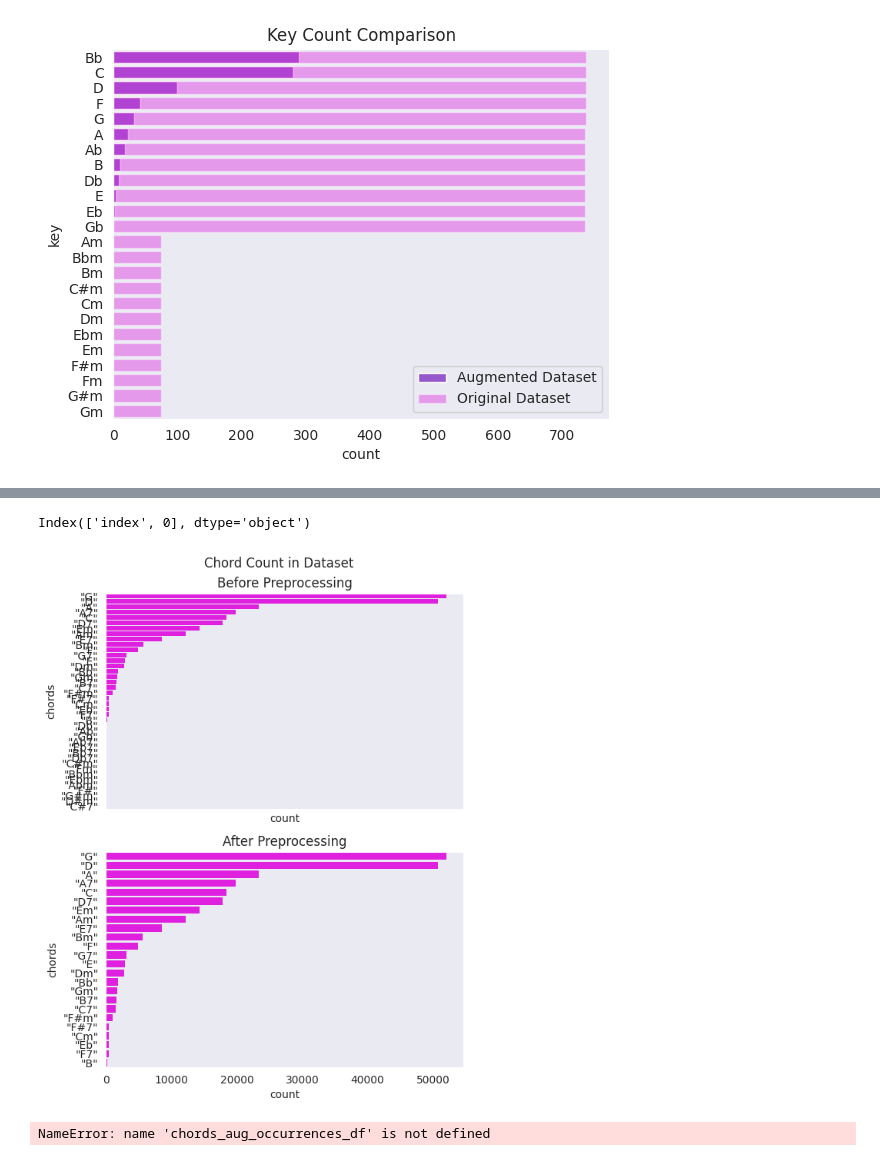
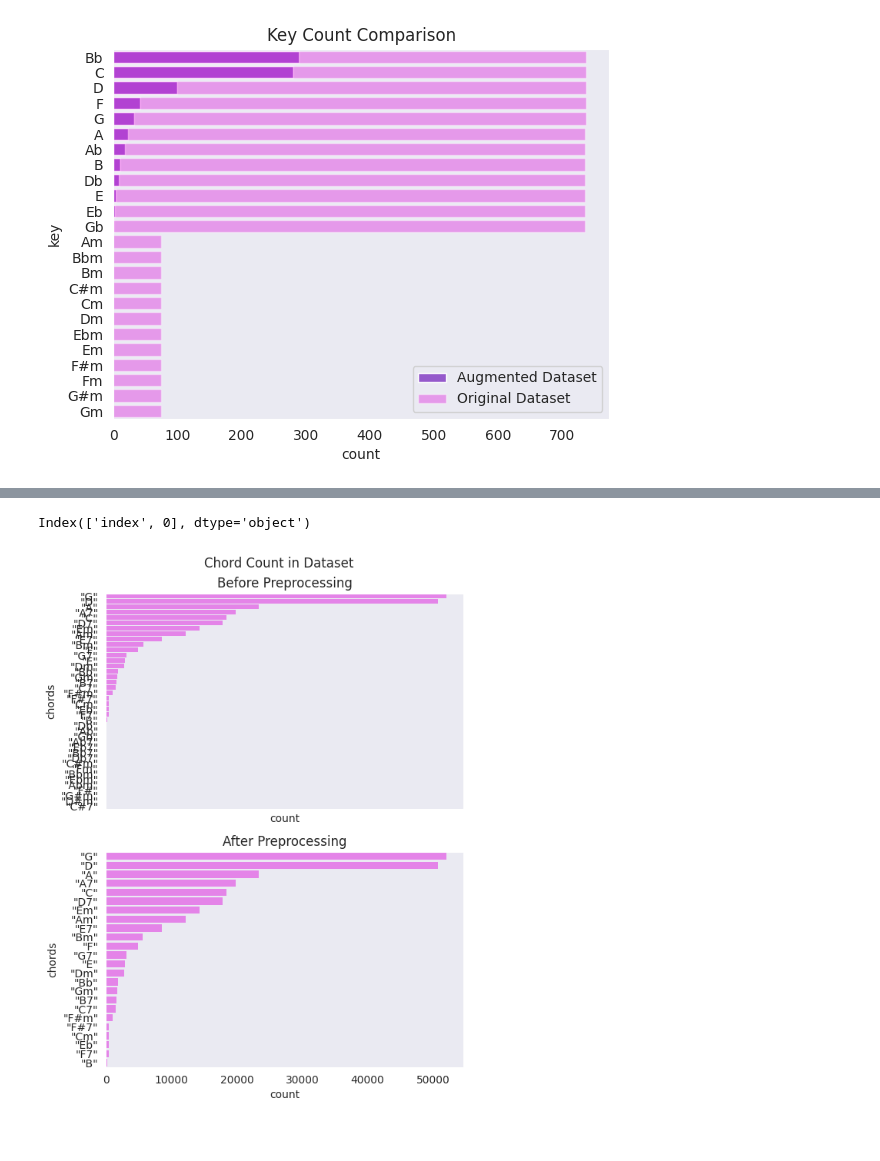
Before and after one commit to DavidNogales/DeepEarTraining, a Jupyter notebook: training_lab/notebooks/EDA_nottingham.ipynb, the cells around one changed output, grey strips where cells are left out. Saved outputs shown, nothing was run; the diff lists cells and outputs as text; code cells hidden in the pictures.

Commit message:
Fixed some plots and added styling

```diff
--- a/training_lab/notebooks/EDA_nottingham.ipynb
+++ b/training_lab/notebooks/EDA_nottingham.ipynb
@@ -595,0 +601,15 @@ NaN values: 0
+# %%
+category_name = "unit_note_length"
+category_value_counts = clean_songs_df[category_name].astype("category").value_counts()
+print(category_value_counts)
+print("\nSum of values:",category_value_counts.sum())
+print("\nNaN values:",clean_songs_df[category_name].isna().sum())
+rename_dict = {category_name:'count','index':"unit_note_length"}
+aux_df_1 = clean_songs_df[category_name].astype("category").value_counts().reset_index().rename(rename_dict,axis=1)
+aux_df_2 = songs_df[category_name].astype("category").value_counts().reset_index().rename(rename_dict,axis=1)
+fig, (ax1, ax2) = plt.subplots(1, 2 ,sharey=True)
+sns.barplot(ax=ax2,data=aux_df_1, x='unit_note_length', y='count',label="Clean Dataset", color='#8D34DC',alpha=0.9)
+sns.barplot(ax=ax1,data=aux_df_2, x='unit_note_length', y='count',label="Original Dataset", color='magenta',alpha=0.4)
+fig.suptitle('Original vs Preprocessed Dataset')
+fig.legend()
+plt.show()
@@ -681,14 +728,14 @@ dtype: int64
 | 9724 | 84 | Gyre And Gimble | 4/4 | 1/4 | A | dataset_min5.abc | X:84\nT:Gyre And Gimble\nM:4/4\nL... | ... |
 9725 rows × 34 columns
 # %%
- def get_df_with_key_count(df):
-    category_name = "key"
+ def get_df_with_key_count(df,col_name="key"):
+    category_name = col_name
     key_categories = df[category_name].astype("category").value_counts()
-    key_categories = key_categories.reset_index().sort_values(by=["key","index"],ascending=[False, True])
+    key_categories = key_categories.reset_index().sort_values(by=[category_name,"index"],ascending=[False, True])
     #key_categories["tuneBook"] = clean_songs_augmented_df["tuneBook"]
-    key_categories = key_categories.rename(columns={'index': 'key', 'key': 'count'})
+    key_categories = key_categories.rename(columns={'index': category_name, category_name: 'count'})
 
-    major_or_minor = lambda row: "Minor" if 'm' in row["key"] else "Major"
+    major_or_minor = lambda row: "Minor" if 'm' in row[category_name] else "Major"
     key_categories["mode"] = key_categories.apply(major_or_minor,axis=1)
     print(key_categories.columns)
     return key_categories
@@ -775,30 +802,26 @@ dtype: object
 # %%
 def get_key_bar_plots(old_df, new_df):
     chords_occurrences_aug = old_df
     fig, (ax1, ax2) = plt.subplots(2, 1, figsize=(6, 8),sharex=True)
-    sns.barplot(ax=ax1,data=chords_occurrences_aug.sort_values(by="count",ascending=False),x="count", y='chords',edgecolor='none',color="magenta")
+    sns.barplot(ax=ax1,data=chords_occurrences_aug.sort_values(by="count",ascending=False),x="count", y='chords',edgecolor='none',color="magenta",alpha=0.5)
     ax1.set_title('Before Preprocessing')
 
     clean_songs_augmented_df= new_df
     chords_names_aug = clean_songs_augmented_df.columns[clean_songs_augmented_df.columns.str.contains('"[^"]*"')]
 
     chords_aug_occurrences_df = clean_songs_augmented_df[chords_names_aug].sum().sort_values(ascending=False).reset_index()
     print(chords_aug_occurrences_df.columns)
     column_names = {
         'index': 'chords',
         0:'count'
         }
     chords_aug_occurrences_df = chords_aug_occurrences_df.rename(columns=column_names)
-    sns.barplot(ax=ax2,data=chords_aug_occurrences_df,y="chords", x="count",edgecolor='none',color="magenta")
+    sns.barplot(ax=ax2,data=chords_aug_occurrences_df,y="chords", x="count",edgecolor='none',color="magenta",alpha=0.5)
     ax2.set_title('After Preprocessing')
 
     fig.suptitle('Chord Count in Dataset', y=0.94)
 
 get_key_bar_plots(chords_occurrences_aug,clean_songs_augmented_df)
 # %% [output]
 Index(['index', 0], dtype='object')
-[figure, old version]
+[figure, new version]
-# %%
-chords_aug_occurrences_df
-# %% [output]
-NameError: name 'chords_aug_occurrences_df' is not defined
```
Also changed, not shown: parts of 5 cells of this notebook.
